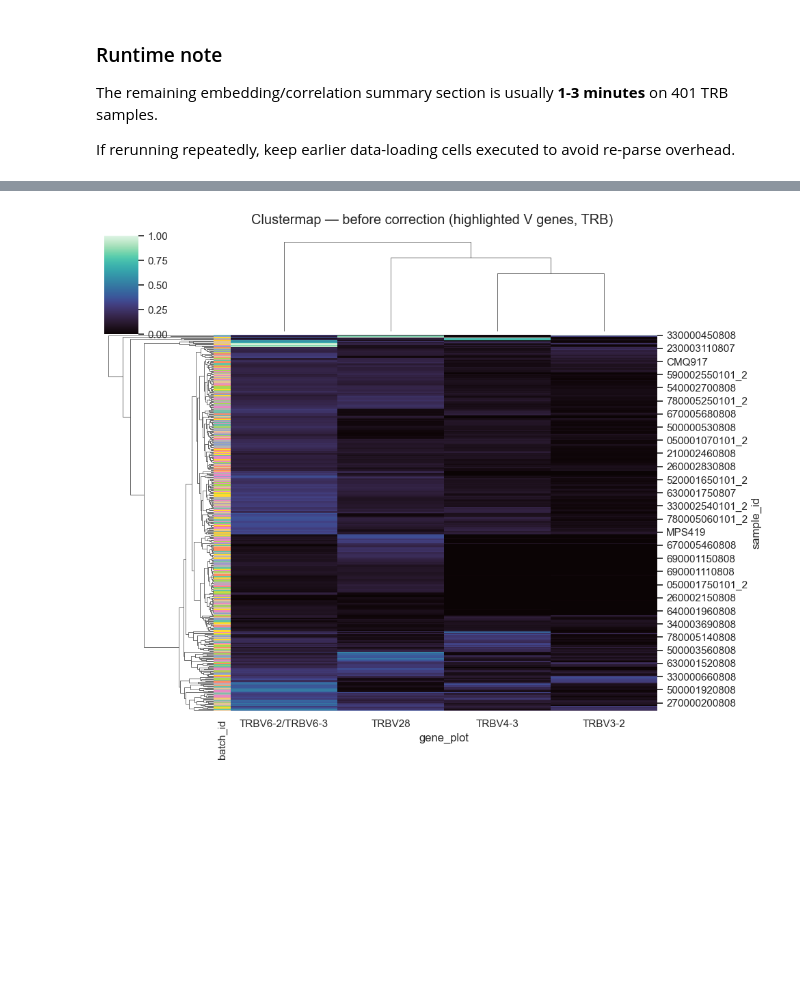
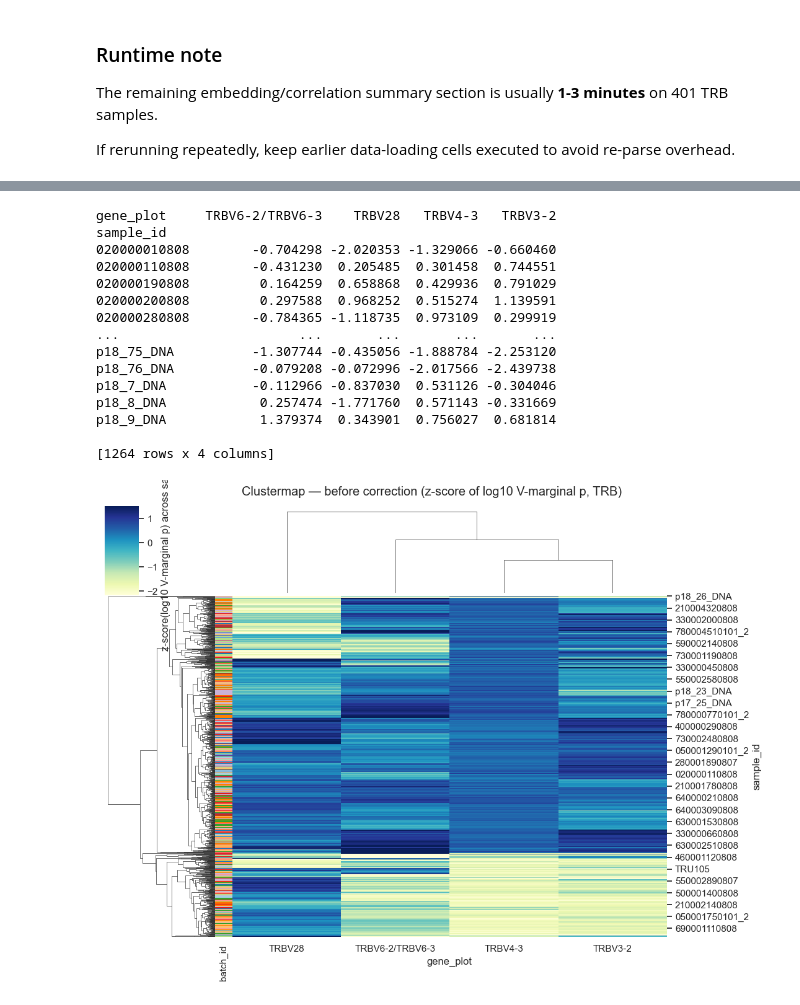
Before and after one commit to antigenomics/mirpy, a Jupyter notebook: notebooks/gene_usage_correction.ipynb, the cells around one changed output, grey strips where cells are left out. Drawn from its saved outputs; the diff is of its cells as text; code cells hidden in the pictures; blank space fills up the shorter version.

```diff
--- a/notebooks/gene_usage_correction.ipynb
+++ b/notebooks/gene_usage_correction.ipynb
@@ -493,41 +611,66 @@ plt.show()
 # %%
-# Clustermap: highlighted V-gene usage before and after correction (TRB only).
+# Clustermap: highlighted V-gene usage before and after correction (TRB only),
+# fill = log10(V-marginal usage), normalized by z-scoring across columns.
 before_v = corr_v_plot.pivot_table(index='sample_id', columns='gene_plot', values='p', aggfunc='mean', fill_value=0.0)
 after_v  = corr_v_plot.pivot_table(index='sample_id', columns='gene_plot', values='pfinal', aggfunc='mean', fill_value=0.0)
 
 available_h = [g for g in HIGHLIGHT_GENES if g in before_v.columns]
 if not available_h:
     available_h = list(before_v.var(axis=0).sort_values(ascending=False).head(20).index)
 
-before_h = before_v[available_h]
-after_h  = after_v[available_h]
+before_log = np.log10(np.maximum(before_v[available_h], LOG_P_EPS))
+after_log  = np.log10(np.maximum(after_v[available_h], LOG_P_EPS))
+before_h = _zscore_columns(before_log)
+after_h  = _zscore_columns(after_log)
 
 batch_series = meta_df.set_index('sample_id').loc[before_h.index, 'batch_id'].astype(str)
-batch_palette = dict(zip(sorted(batch_series.unique()), sns.color_palette('Set2', n_colors=batch_series.nunique())))
+batch_levels = sorted(batch_series.unique())
+batch_palette = dict(zip(batch_levels, sns.color_palette('Paired', n_colors=len(batch_levels))))
 row_colors = batch_series.map(batch_palette)
+
+vmin = float(np.nanquantile(pd.concat([before_h.stack(), after_h.stack()]), 0.02))
+vmax = float(np.nanquantile(pd.concat([before_h.stack(), after_h.stack()]), 0.98))
+if vmax <= vmin:
+    vmax = vmin + 1e-6
+print(before_h)
 
 sns.clustermap(
     before_h,
     cmap=HEATMAP_CMAP,
     row_colors=row_colors,
-    figsize=(10, 8),
-    standard_scale=HEATMAP_STANDARD_SCALE,
-    linewidths=0.2,
-    linecolor='white',
+    figsize=(11, 8),
+    vmin=vmin,
+    vmax=vmax,
+    cbar_kws={'label': 'z-score(log10 V-marginal p) across samples'},
 )
-plt.suptitle('Clustermap — before correction (highlighted V genes, TRB)', y=1.02)
+plt.suptitle('Clustermap — before correction (z-score of log10 V-marginal p, TRB)', y=1.02)
 plt.show()
 
 sns.clustermap(
     after_h,
     cmap=HEATMAP_CMAP,
     row_colors=row_colors,
-    figsize=(10, 8),
-    standard_scale=HEATMAP_STANDARD_SCALE,
-    linewidths=0.2,
-    linecolor='white',
+    figsize=(11, 8),
+    vmin=vmin,
+    vmax=vmax,
+    cbar_kws={'label': 'z-score(log10 V-marginal pfinal) across samples'},
 )
-plt.suptitle('Clustermap — after correction (pfinal, highlighted V genes, TRB)', y=1.02)
+plt.suptitle('Clustermap — after correction (z-score of log10 V-marginal pfinal, TRB)', y=1.02)
 plt.show()
 # %% [output]
+gene_plot     TRBV6-2/TRBV6-3    TRBV28   TRBV4-3   TRBV3-2
+sample_id
+020000010808        -0.704298 -2.020353 -1.329066 -0.660460
+020000110808        -0.431230  0.205485  0.301458  0.744551
+020000190808         0.164259  0.658868  0.429936  0.791029
+020000200808         0.297588  0.968252  0.515274  1.139591
+020000280808        -0.784365 -1.118735  0.973109  0.299919
+...                       ...       ...       ...       ...
+p18_75_DNA          -1.307744 -0.435056 -1.888784 -2.253120
+p18_76_DNA          -0.079208 -0.072996 -2.017566 -2.439738
+p18_7_DNA           -0.112966 -0.837030  0.531126 -0.304046
+p18_8_DNA            0.257474 -1.771760  0.571143 -0.331669
+p18_9_DNA            1.379374  0.343901  0.756027  0.681814
+
+[1264 rows x 4 columns]
-[figure, old version]
+[figure, new version]
```
Also changed, not shown: parts of 9 cells of this notebook, 3 other files.
